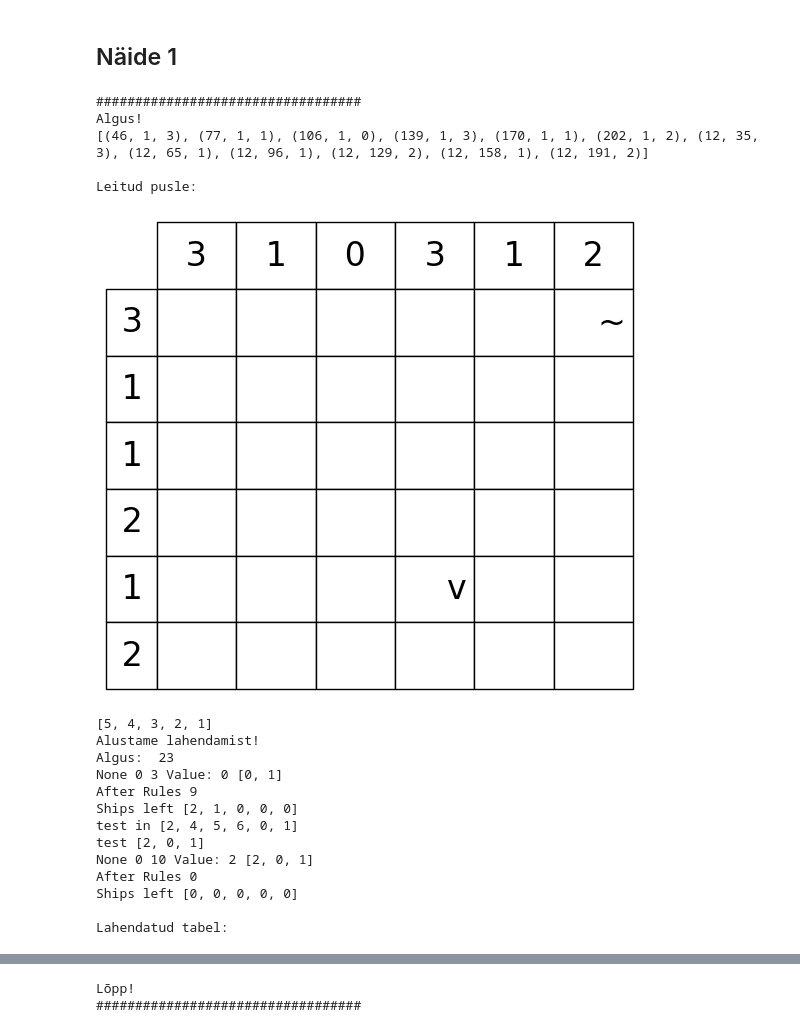
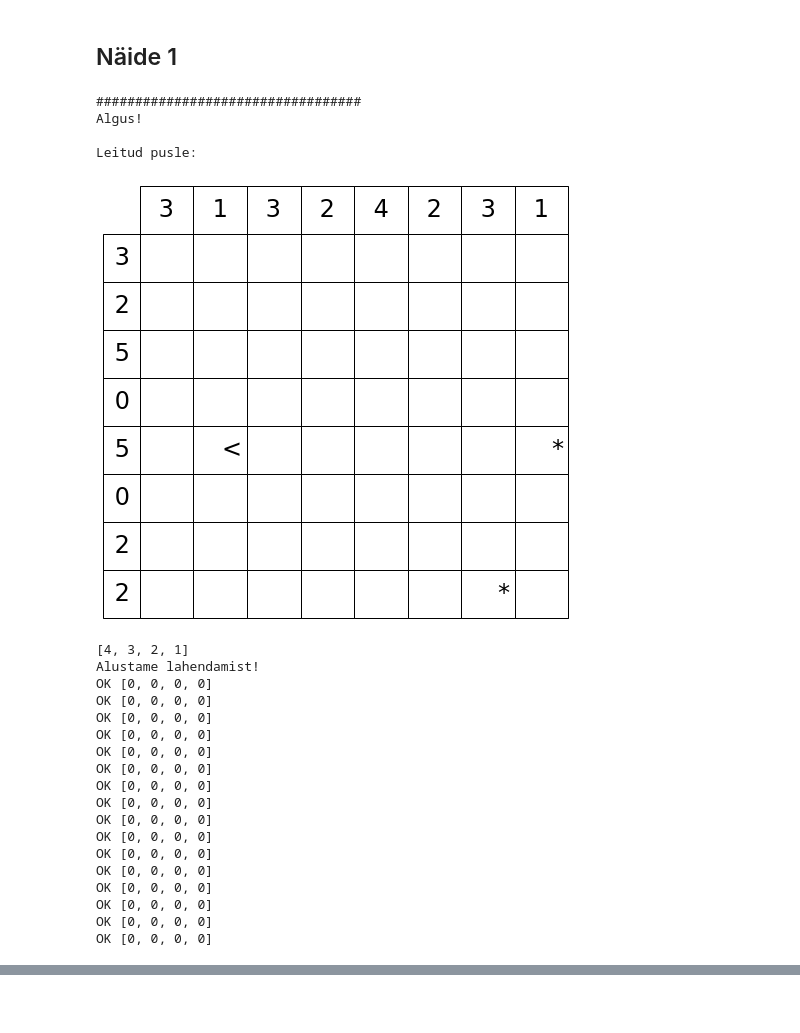
Before and after one commit to OliverSavolainen/Battleship_Solitaire_Solver, a Jupyter notebook: Battleship Solitaire Solver.ipynb, the cells around one changed output, grey strips where cells are left out. Saved outputs shown, nothing was run; the diff lists cells and outputs as text; code cells hidden in the pictures; blank space fills up the shorter version.

```diff
--- a/Battleship Solitaire Solver.ipynb
+++ b/Battleship Solitaire Solver.ipynb
@@ -433,9 +435,9 @@ def fix(x, y):
 
     if len(poss) != 1:
         # seda ei tohiks juhtuda
-        print(poss)
-        print(x, y)
-        print_field()
+        #print(poss)
+        #print(x, y)
+        #print_field()
         raise Exception("Võimalikke laevatüki kujusid on rohkem kui üks")
 
     field[y][x] = poss[0]
@@ -825,11 +878,12 @@ ships_goal = []
 change = False
 # %%
 def reset():
-    global change, field, up, side, dim, largest, ships_goal
+    global change, field, final, up, side, dim, largest, ships_goal
     # mängimiseks vajalikud globaalsed muutujad, algväärtustame, kui seda välja jooksutada
     dim = -1
     largest = -1
     field = []
+    final = []
     up = []
     side = []
     ships_goal = []
@@ -840,7 +894,7 @@ def reset():
 # img_path - mängulauast pildi path
 def play(img_path):
     reset()
-    global change, field, up, side, dim, largest, ships_goal
+    global change, field, final, up, side, dim, largest, ships_goal
 
     print("##################################")
     print("Algus!")
@@ -901,7 +955,8 @@ def play(img_path):
         tryRandom()
 
     print("\nLahendatud tabel:")
-    prettifyPrint(field, side, up)
+    if len(final) == dim:
+        prettifyPrint(final, side, up)
 
     print("Lõpp!")
     print("##################################")
@@ -909,24 +964,28 @@ def play(img_path):
 # %% [markdown]
 ## Näide 1
 # %%
-play("images/puzzle6.PNG")
+play("images/puzzle8_2.PNG")
 # %% [output]
 ##################################
 Algus!
-[(46, 1, 3), (77, 1, 1), (106, 1, 0), (139, 1, 3), (170, 1, 1), (202, 1, 2), (12, 35, 3), (12, 65, 1), (12, 96, 1), (12, 129, 2), (12, 158, 1), (12, 191, 2)]
 
 Leitud pusle:
-[figure, old version]
+[figure, new version]
-[5, 4, 3, 2, 1]
+[4, 3, 2, 1]
 Alustame lahendamist!
-Algus:  23
-None 0 3 Value: 0 [0, 1]
-After Rules 9
-Ships left [2, 1, 0, 0, 0]
-test in [2, 4, 5, 6, 0, 1]
-test [2, 0, 1]
-None 0 10 Value: 2 [2, 0, 1]
-After Rules 0
-Ships left [0, 0, 0, 0, 0]
-
-Lahendatud tabel:
+OK [0, 0, 0, 0]
+OK [0, 0, 0, 0]
+OK [0, 0, 0, 0]
+OK [0, 0, 0, 0]
+OK [0, 0, 0, 0]
+OK [0, 0, 0, 0]
+OK [0, 0, 0, 0]
+OK [0, 0, 0, 0]
+OK [0, 0, 0, 0]
+OK [0, 0, 0, 0]
+OK [0, 0, 0, 0]
+OK [0, 0, 0, 0]
+OK [0, 0, 0, 0]
+OK [0, 0, 0, 0]
+OK [0, 0, 0, 0]
+OK [0, 0, 0, 0]
@@ -934,2 +991,0 @@ Lahendatud tabel:
-Lõpp!
-##################################
```
Also changed, not shown: parts of 6 cells of this notebook, 3 other files.
